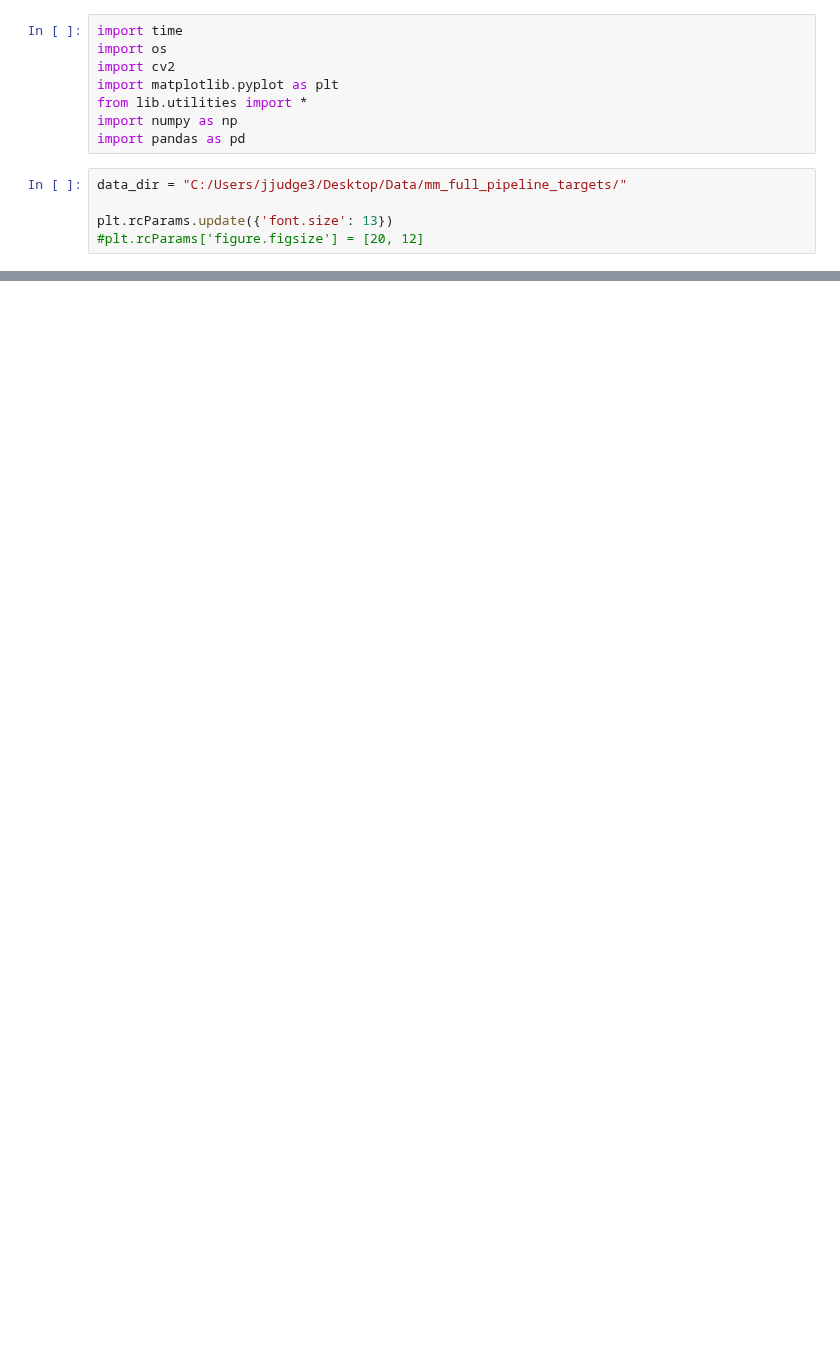
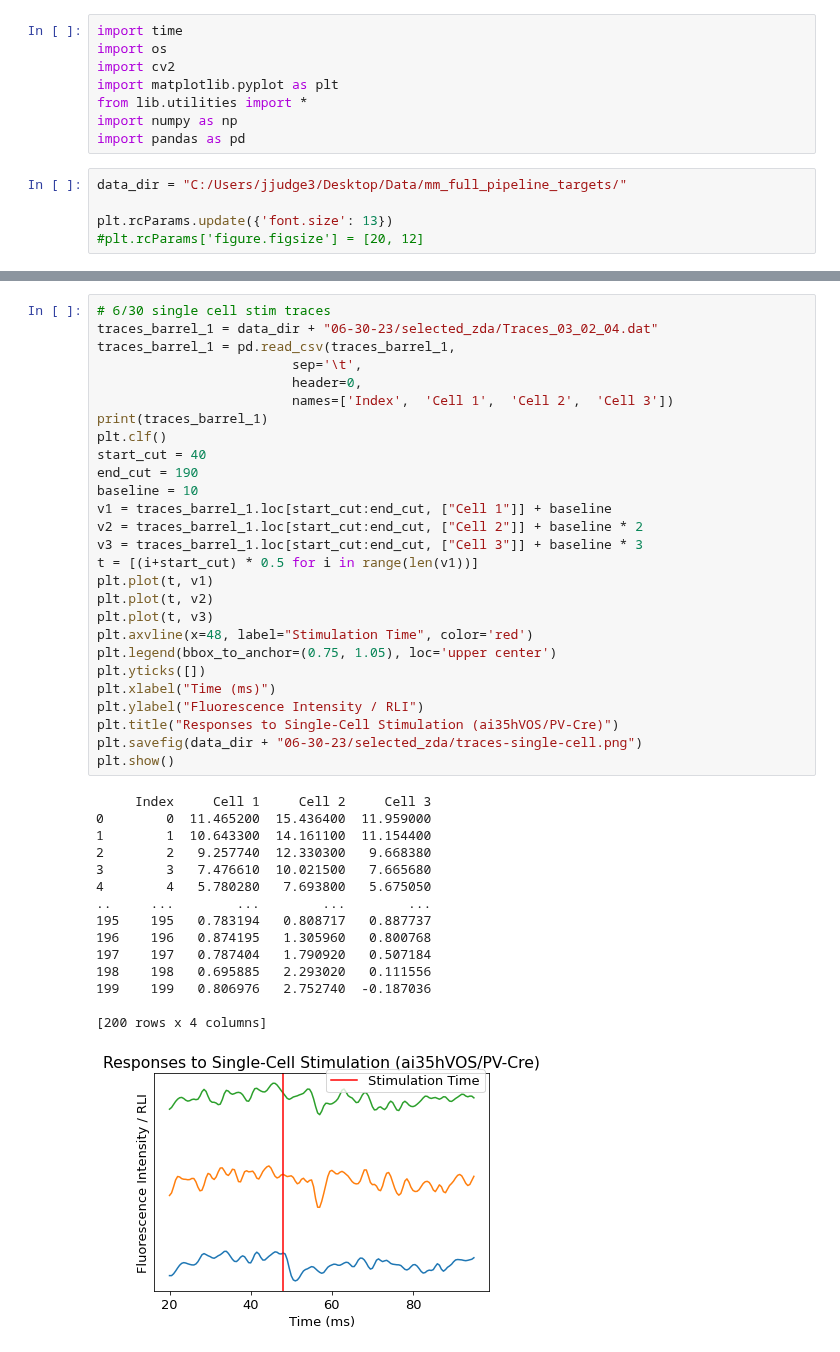
Before and after one commit to john-judge/TSM-to-ZDA, a Jupyter notebook: Figures_June2023.ipynb, the cells around one changed output, grey strips where cells are left out. Drawn from its saved outputs; the diff is of its cells as text; blank space fills up the shorter version.

```diff
--- a/Figures_June2023.ipynb
+++ b/Figures_June2023.ipynb
@@ -159,0 +175,43 @@ np.unique([3,3,3,4,5,6,6], return_inverse=True)
+# %%
+# 6/30 single cell stim traces
+traces_barrel_1 = data_dir + "06-30-23/selected_zda/Traces_03_02_04.dat"
+traces_barrel_1 = pd.read_csv(traces_barrel_1,
+                         sep='\t',
+                         header=0,
+                         names=['Index',  'Cell 1',  'Cell 2',  'Cell 3'])
+print(traces_barrel_1)
+plt.clf()
+start_cut = 40
+end_cut = 190
+baseline = 10
+v1 = traces_barrel_1.loc[start_cut:end_cut, ["Cell 1"]] + baseline
+v2 = traces_barrel_1.loc[start_cut:end_cut, ["Cell 2"]] + baseline * 2
+v3 = traces_barrel_1.loc[start_cut:end_cut, ["Cell 3"]] + baseline * 3
+t = [(i+start_cut) * 0.5 for i in range(len(v1))]
+plt.plot(t, v1)
+plt.plot(t, v2)
+plt.plot(t, v3)
+plt.axvline(x=48, label="Stimulation Time", color='red')
+plt.legend(bbox_to_anchor=(0.75, 1.05), loc='upper center')
+plt.yticks([])
+plt.xlabel("Time (ms)")
+plt.ylabel("Fluorescence Intensity / RLI")
+plt.title("Responses to Single-Cell Stimulation (ai35hVOS/PV-Cre)")
+plt.savefig(data_dir + "06-30-23/selected_zda/traces-single-cell.png")
+plt.show()
+# %% [output]
+     Index     Cell 1     Cell 2     Cell 3
+0        0  11.465200  15.436400  11.959000
+1        1  10.643300  14.161100  11.154400
+2        2   9.257740  12.330300   9.668380
+3        3   7.476610  10.021500   7.665680
+4        4   5.780280   7.693800   5.675050
+..     ...        ...        ...        ...
+195    195   0.783194   0.808717   0.887737
+196    196   0.874195   1.305960   0.800768
+197    197   0.787404   1.790920   0.507184
+198    198   0.695885   2.293020   0.111556
+199    199   0.806976   2.752740  -0.187036
+
+[200 rows x 4 columns]
+[figure, added]
```
Also changed, not shown: parts of 4 cells of this notebook, 4 other files.
